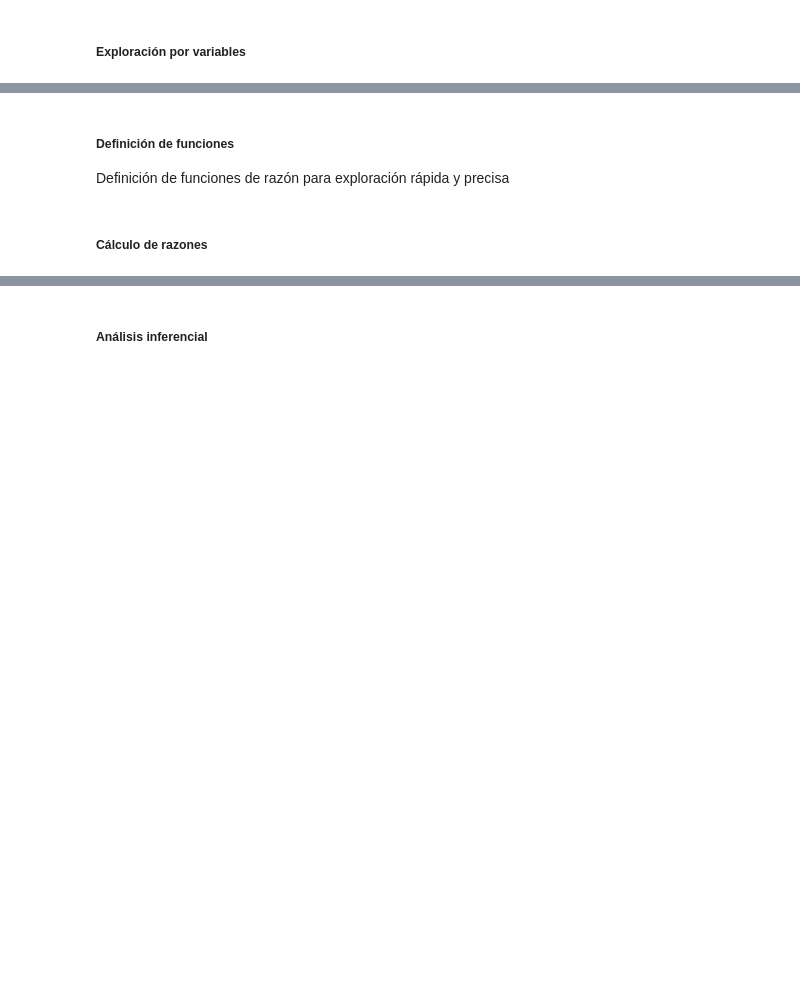
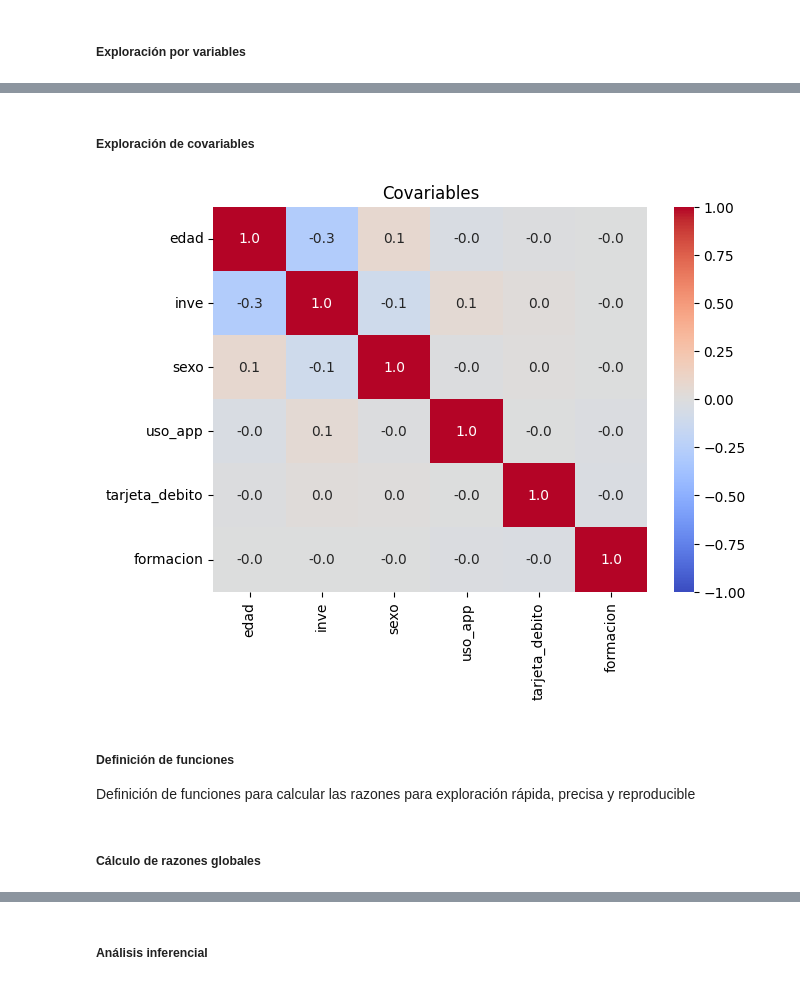
Before and after one commit to hermanndavidcode/-aa2037e872e6de616562b599ed210a60-prueba-tecnica-BEWAY, a Jupyter notebook: Notebook_prueba.ipynb, the cells around one changed output, grey strips where cells are left out. Cells and saved outputs as stored; diff of their text form; code cells hidden in the pictures; blank space fills up the shorter version.

```diff
--- a/Notebook_prueba.ipynb
+++ b/Notebook_prueba.ipynb
@@ -190,6 +161,22 @@ for var in ['or', 'ctor', 'sexo', 'uso_app', 'tarjeta_debito','grupo', 'tipo_tar
+# %% [markdown]
+##### Exploración de covariables
+# %%
+#Definición de covariables
+covariables = ['edad', 'inve', 'sexo', 'uso_app', 'tarjeta_debito', 'formacion']
+
+# Matriz de correlación con Spearman
+matriz_corr = df[covariables].corr(method='spearman')
+
+# Plotting de la matriz
+plt.figure(figsize=(7, 5))
+sns.heatmap(matriz_corr, annot=True, fmt=".1f", cmap="coolwarm", vmin=-1, vmax=1, square=False)
+plt.title("Covariables")
+plt.show()
+# %% [output]
+[figure, added]
 # %% [markdown]
 ##### Definición de funciones
-Definición de funciones de razón para exploración rápida y precisa
+Definición de funciones para calcular las razones para exploración rápida, precisa y reproducible
 # %%
 #Creación de función para el open rate
 def open_rate(dataframe, column_names):
@@ -219,3 +202,3 @@ def ctor_rate(dataframe, column_names):
 # %% [markdown]
-##### Cálculo de razones
+##### Cálculo de razones globales
 # %%
```
Also changed, not shown: parts of 25 cells of this notebook.
